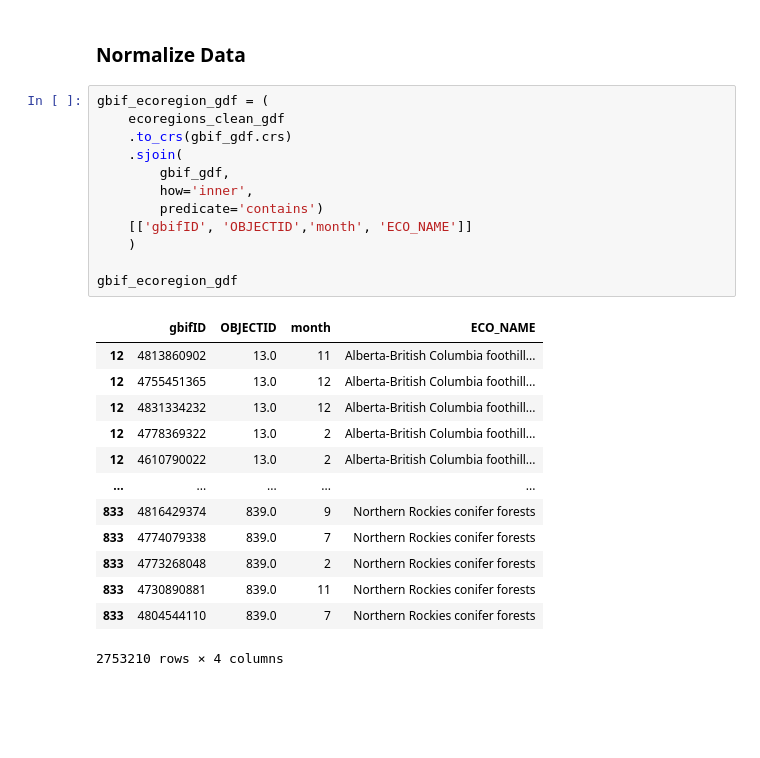
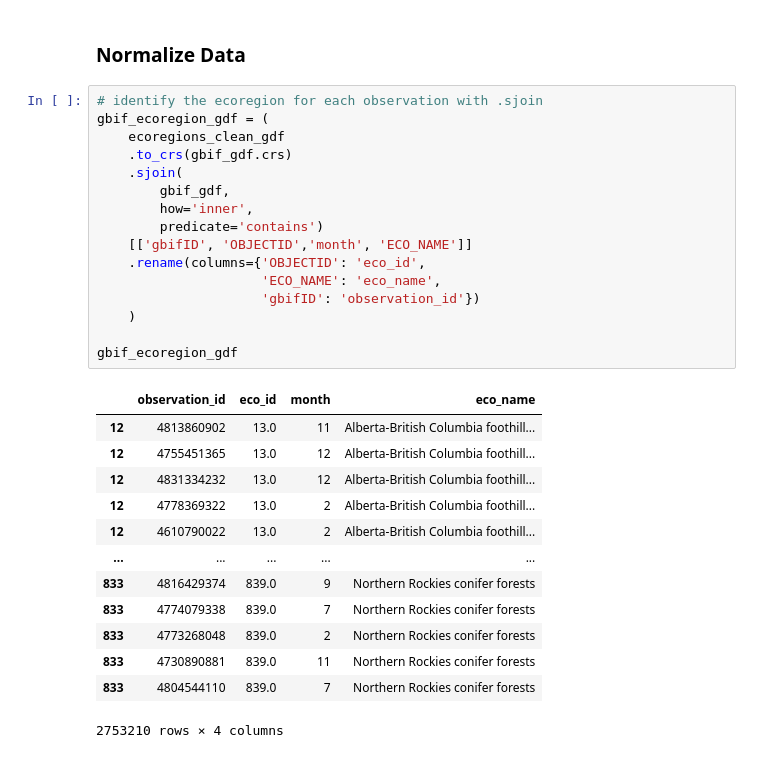
Before and after one commit to earthlab-education/species-distribution-coding-challenge-hanried, a Jupyter notebook: notebooks/04_species_distribution_download.ipynb, the cells around one changed output. Drawn from its saved outputs; the diff is of its cells as text; blank space fills up the shorter version.

```diff
--- a/notebooks/04_species_distribution_download.ipynb
+++ b/notebooks/04_species_distribution_download.ipynb
@@ -341,19 +353,23 @@ ecoregions_clean_gdf.head()
 # %% [markdown]
 ### Normalize Data
 # %%
+# identify the ecoregion for each observation with .sjoin
 gbif_ecoregion_gdf = (
     ecoregions_clean_gdf
     .to_crs(gbif_gdf.crs)
     .sjoin(
         gbif_gdf,
         how='inner',
         predicate='contains')
     [['gbifID', 'OBJECTID','month', 'ECO_NAME']]
+    .rename(columns={'OBJECTID': 'eco_id',
+                     'ECO_NAME': 'eco_name',
+                     'gbifID': 'observation_id'})
     )
 
 gbif_ecoregion_gdf
 # %% [output]
-|  | gbifID | OBJECTID | month | ECO_NAME |
+|  | observation_id | eco_id | month | eco_name |
 | 12 | 4813860902 | 13.0 | 11 | Alberta-British Columbia foothill... |
 | 12 | 4755451365 | 13.0 | 12 | Alberta-British Columbia foothill... |
 | 12 | 4831334232 | 13.0 | 12 | Alberta-British Columbia foothill... |
```
Also changed, not shown: parts of 15 cells of this notebook, 3 other files.
